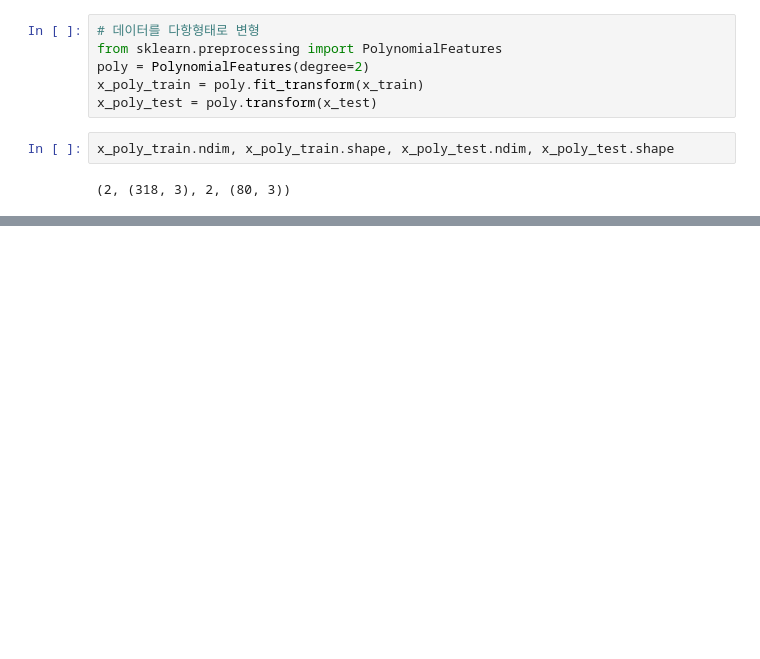
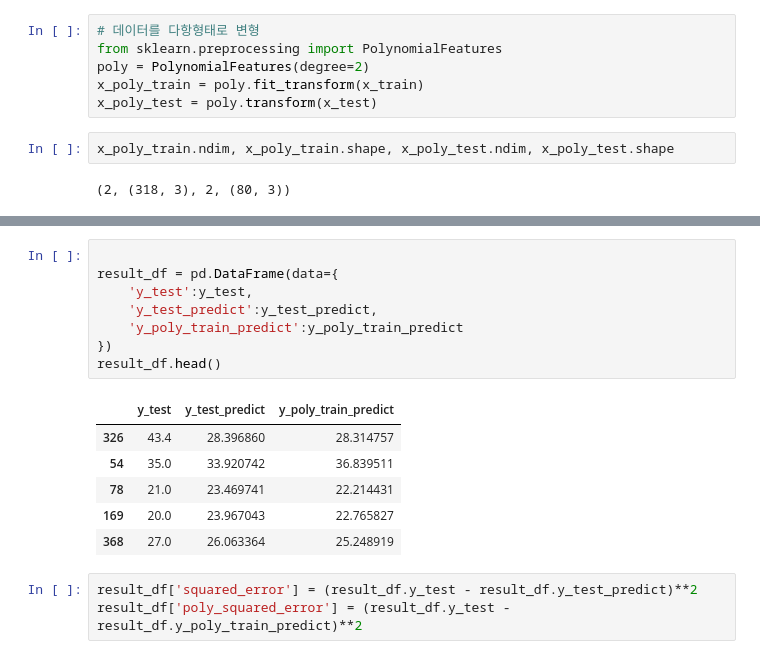
Before and after one commit to pia222sk20/python, a Jupyter notebook: pandas-data-analysis/part7/7.2.review.ipynb, the cells around one changed output, grey strips where cells are left out. Saved outputs shown, nothing was run; the diff lists cells and outputs as text; blank space fills up the shorter version.

```diff
--- a/pandas-data-analysis/part7/7.2.review.ipynb
+++ b/pandas-data-analysis/part7/7.2.review.ipynb
@@ -119,5 +119,23 @@ plt.legend()
 plt.show()
 # %% [output]
 [figure]
+# %%
+
+result_df = pd.DataFrame(data={
+    'y_test':y_test,
+    'y_test_predict':y_test_predict,
+    'y_poly_train_predict':y_poly_train_predict
+})
+result_df.head()
+# %% [output]
+|  | y_test | y_test_predict | y_poly_train_predict |
+| 326 | 43.4 | 28.396860 | 28.314757 |
+| 54 | 35.0 | 33.920742 | 36.839511 |
+| 78 | 21.0 | 23.469741 | 22.214431 |
+| 169 | 20.0 | 23.967043 | 22.765827 |
+| 368 | 27.0 | 26.063364 | 25.248919 |
+# %%
+result_df['squared_error'] = (result_df.y_test - result_df.y_test_predict)**2
+result_df['poly_squared_error'] = (result_df.y_test - result_df.y_poly_train_predict)**2
 # %%
 # 선형과 비선형일때 sns  regplot  kdeplot  이용해서 성능에대한 시각화  4 x 4
```
Also changed, not shown: parts of 6 cells of this notebook.
